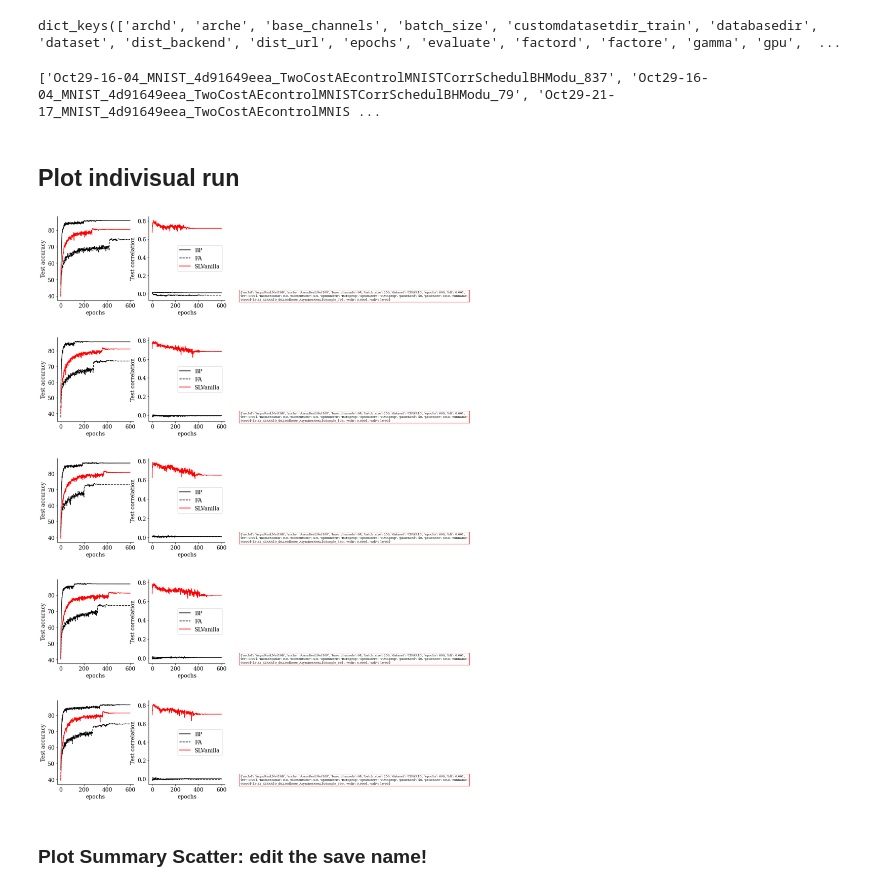
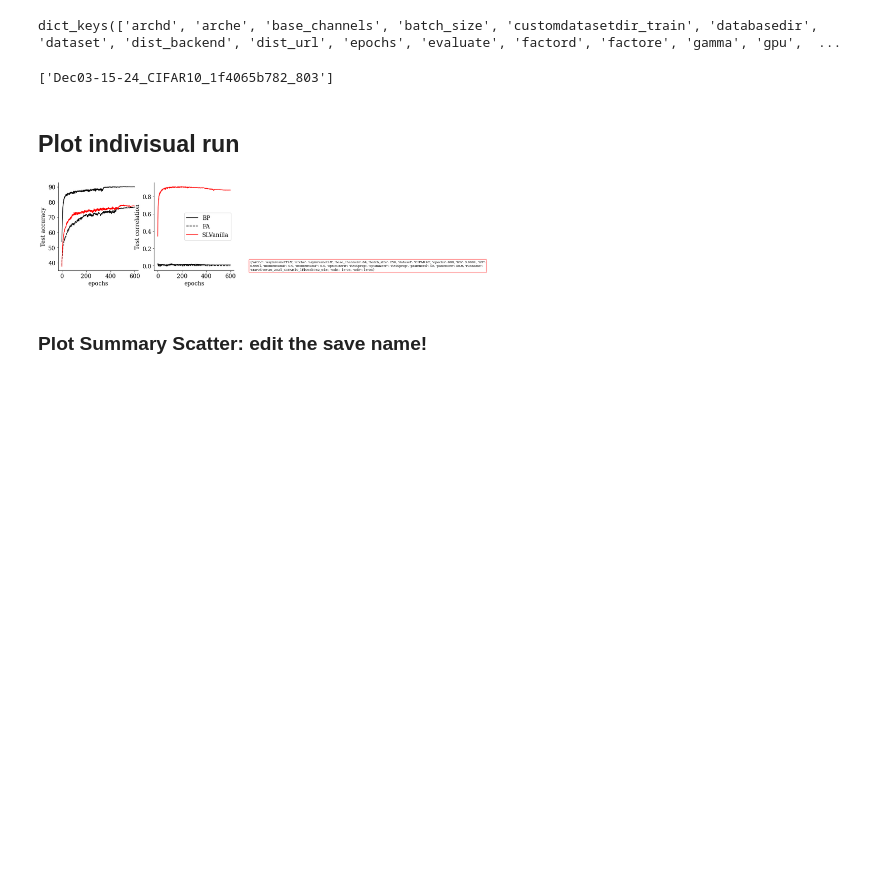
Before and after one commit to toosi/Feedback_Feedforward_Alignment, a Jupyter notebook: generate_figures_draft.ipynb, the cells around one changed output. Cells and saved outputs as stored; diff of their text form; code cells hidden in the pictures; blank space fills up the shorter version.

```diff
--- a/generate_figures_draft.ipynb
+++ b/generate_figures_draft.ipynb
@@ -153,7 +161,9 @@ runnames_list = [
+# %%
+runnames_list = ['Mar03-12-33_2021_CIFAR10_1f4065b782_284']
 # %%
 print(runnames_list)
 # %% [output]
-['Oct29-16-04_MNIST_4d91649eea_TwoCostAEcontrolMNISTCorrSchedulBHModu_837', 'Oct29-16-04_MNIST_4d91649eea_TwoCostAEcontrolMNISTCorrSchedulBHModu_79', 'Oct29-21-17_MNIST_4d91649eea_TwoCostAEcontrolMNIS ...
+['Dec03-15-24_CIFAR10_1f4065b782_803']
 # %% [markdown]
 ## Plot indivisual run
 # %%
@@ -161,9 +171,19 @@ print(runnames_list)
 for runname in runnames_list:
 
     fig, axes = plt.subplots(1,3, figsize=(12,4))
-    methods = ['BP', 'FA','SLVanilla']
+    methods = ['BP', 'FA','SLVanilla','SLError','SLAdvImg','SLAdvCost']
+#     colors = {'FA':'k', 'BP':'k', 'SLVanilla':'red', 'SLError':'orange','SLAdvImg':'salmon','SLAdvCost':'maroon'}
+#     linestyles = {'FA':'--', 'BP':'-', 'SLVanilla':'-', 'SLError':'-','SLAdvImg':'-','SLAdvCost':'-'}
+
     colors = {'FA':'k', 'BP':'k', 'SLVanilla':'red'}
     linestyles = {'FA':'--', 'BP':'-', 'SLVanilla':'-'}
+    facecolors = {'FA':'white', 'BP':'k', 'SLVanilla':'red'}
+    colors_ae = {'FA':'gray', 'BP':'gray'}
+    linestyles_ae = {'FA':'--', 'BP':'-'}
+    colors_tcae = {'FA':'salmon', 'BP':'salmon'}
+    linestyles_tcae = {'FA':'--', 'BP':'-'}
+
+
     configs = yaml.safe_load(open(path_prefix + '/Results/Symbio/Symbio/%s/configs.yml'%runname, 'r'))
 
     configs_selected = {}
@@ -178,39 +198,46 @@ for runname in runnames_list:
             df = pd.read_csv(p)
             axes[0].plot(list(df['test_acc']), colors[method], label=method, ls=linestyles[method])
             axes[1].plot(list(df['test_corrd']), colors[method], label=method, ls=linestyles[method])
+        pae = path_prefix + '/Results/Symbio/Symbio/%s/training_results_autoencoders_%s.csv'%(runname, method)
+        if os.path.exists(pae):
+            df_ae = pd.read_csv(pae)
+            axes[0].plot(list(df['test_acc']), color=colors_ae[method],
+                       label=method + ' AE', ls=linestyles_ae[method], )
+
+        ptcae = path_prefix + '/Results/Symbio/Symbio/%s/training_results_autoencoders_Twocosts_%s.csv'%(runname, method)
+        if os.path.exists(ptcae):
+            df_tcae = pd.read_csv(ptcae)
+            axes[0].plot(list(df['test_acc']), color=colors_tcae[method],
+                       label=method + ' AE TC', ls=linestyles_tcae[method])
 
 
     axes[2].set_xticks([])
     axes[2].set_yticks([])
     axes[2].axis('off')
     txt = axes[2].text(0,0, str(configs_selected), wrap=True, fontsize=8,bbox=dict(boxstyle='square', fc='w', ec='r'))
     txt._get_wrap_line_width = lambda : 600
 
     for ax in [axes[1], axes[0]]:
         ax.patch.set_visible(False)
         ax.spines['right'].set_visible(False)
         ax.spines['top'].set_visible(False)
         plt.tick_params(axis='y',direction='out', right=False)
         plt.tick_params(axis='x',direction='out', top=False)
         ax.set_xlabel('epochs')
 
     axes[0].set_ylabel('Test accuracy')
     axes[1].set_ylabel('Test correlation')
     axes[1].legend()
     # plt.tight_layout()
 
     savedir = path_prefix + '/Results/Symbio/Symbio/%s/'%runname
     if not os.path.exists(savedir):
         os.makedirs(savedir)
 
     fig.savefig(savedir + 'Test_acc_corrd.png', dpi=200)
     fig.savefig(savedir + 'Test_acc_corrd.pdf', dpi=200)
 # %% [output]
-[figure, old version]
+[figure, new version]
-[figure, removed]
-[figure, removed]
-[figure, removed]
-[figure, removed]
 # %% [markdown]
 ### Plot Summary Scatter: edit the save name!
 # %%
```
Also changed, not shown: parts of 4 cells of this notebook, 12 other files.
